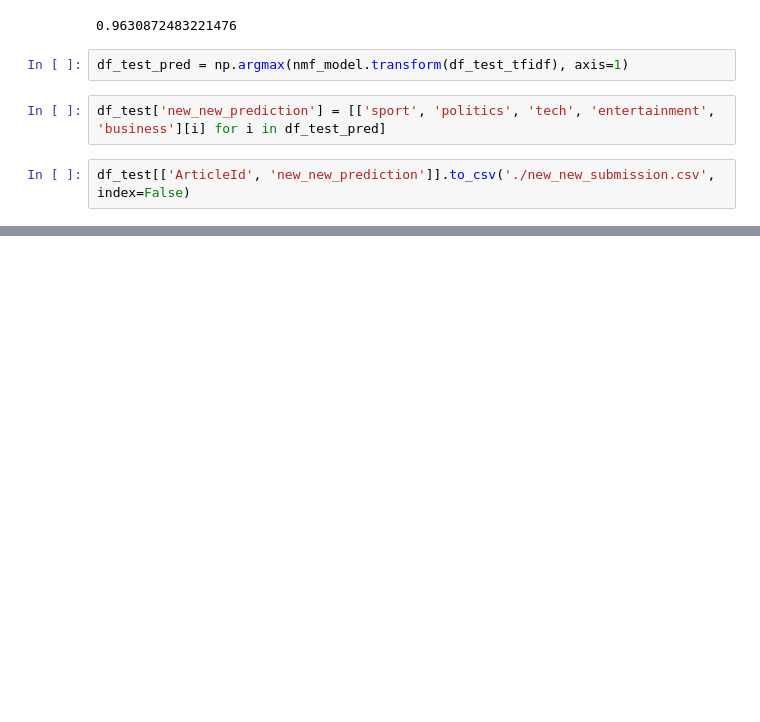
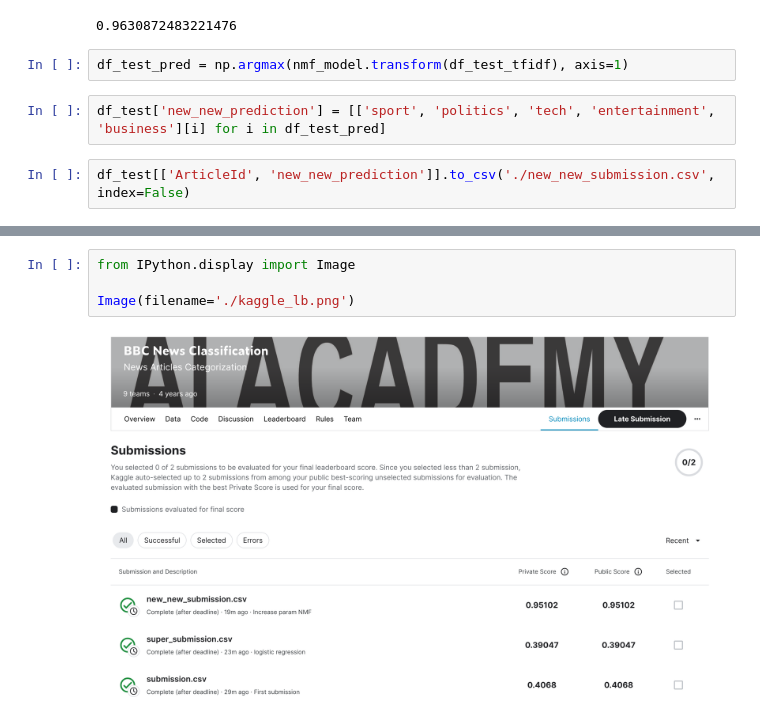
Before and after one commit to L16H7/unsupervised_text_classification, a Jupyter notebook: news_classification.ipynb, the cells around one changed output, grey strips where cells are left out. Saved outputs shown, nothing was run; the diff lists cells and outputs as text; blank space fills up the shorter version.

Commit message:
kaggle lb

```diff
--- a/news_classification.ipynb
+++ b/news_classification.ipynb
@@ -416,0 +424,6 @@ df_test[['ArticleId', 'new_new_prediction']].to_csv('./new_new_submission.csv',
+# %%
+from IPython.display import Image
+
+Image(filename='./kaggle_lb.png')
+# %% [output]
+[figure, added]
```
Also changed, not shown: parts of 4 cells of this notebook.
